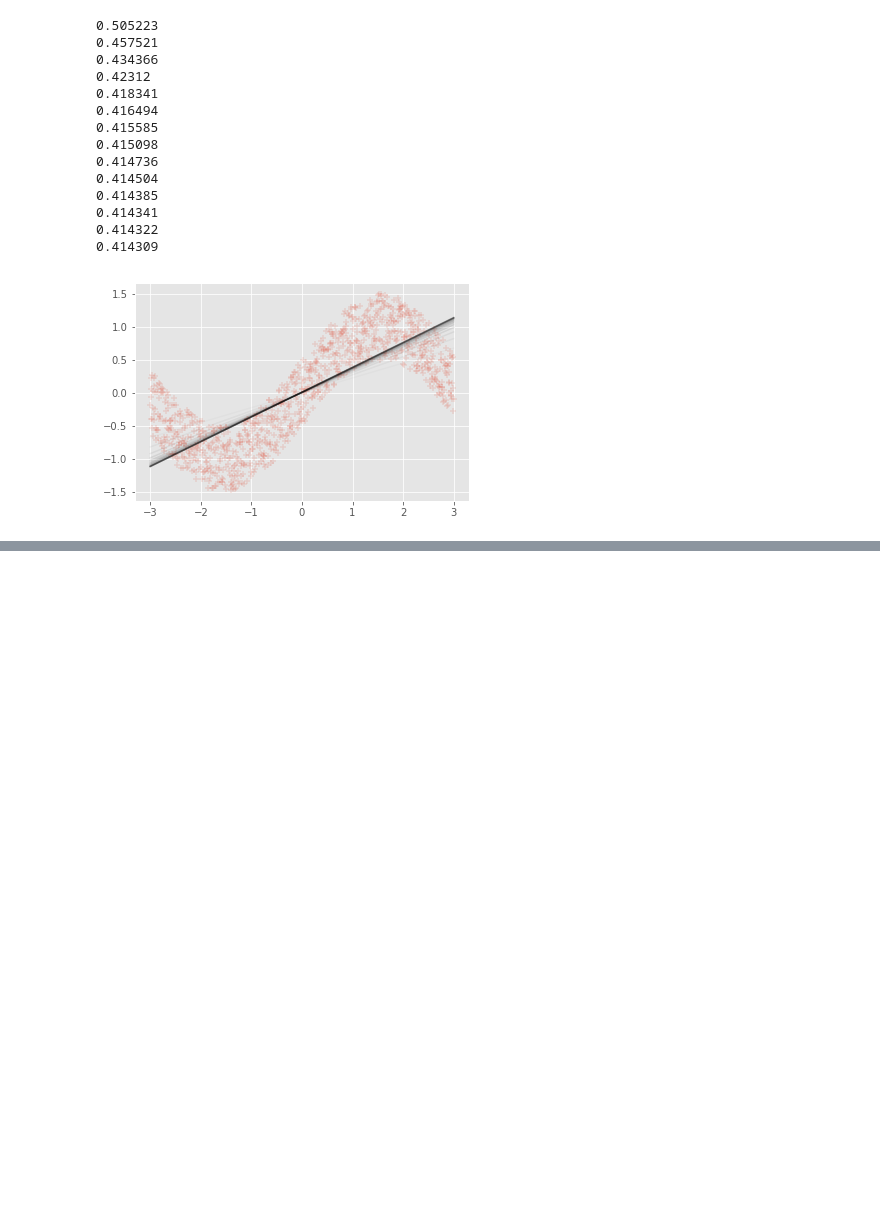
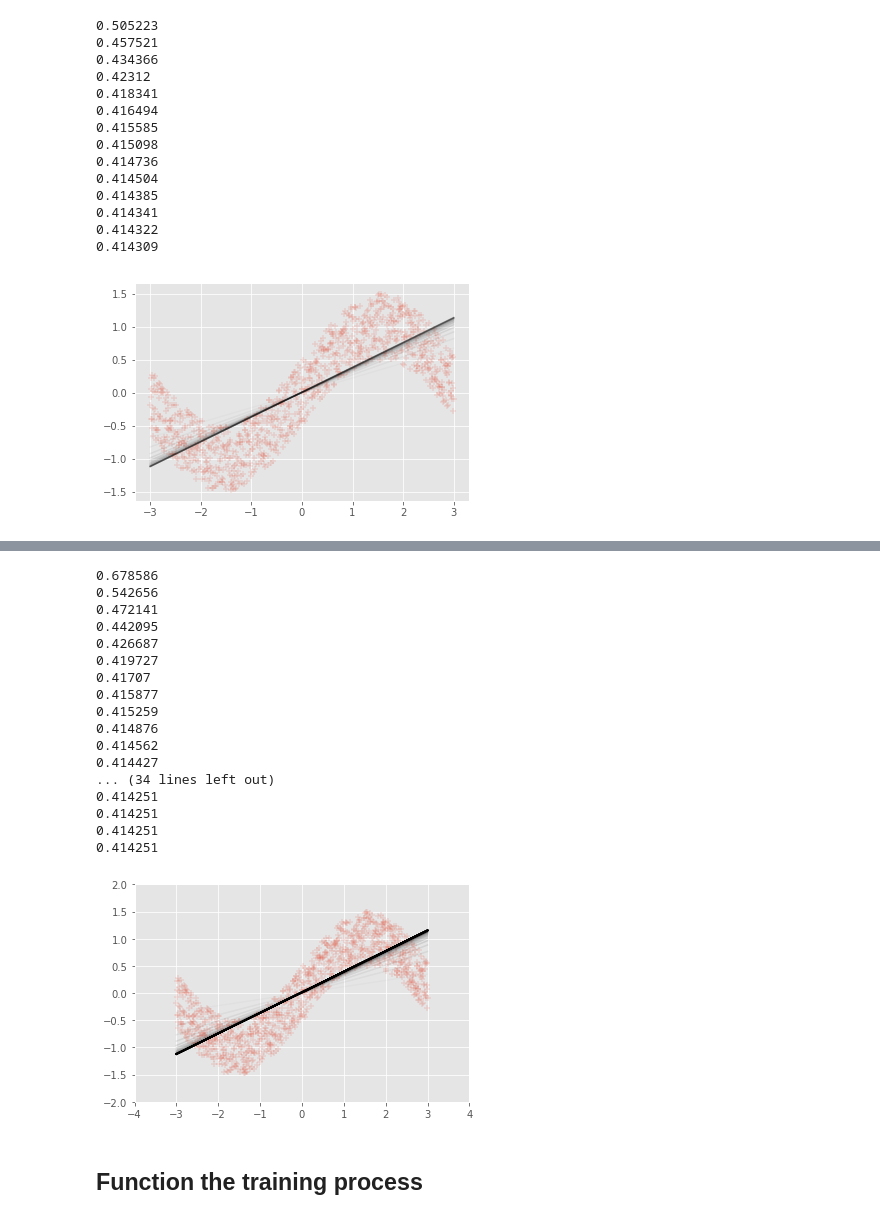
Before and after one commit to yenhao/Neural, a Jupyter notebook: Basic/Linear Regression.ipynb, the cells around one changed output, grey strips where cells are left out. Saved outputs shown, nothing was run; the diff lists cells and outputs as text; code cells hidden in the pictures; blank space fills up the shorter version.

```diff
--- a/Basic/Linear Regression.ipynb
+++ b/Basic/Linear Regression.ipynb
@@ -217,3 +217,10 @@ with tf.Session() as sess:
 0.414322
 0.414309
 [figure]
+# %%
+idxs = np.arange(100)
+batch_size = 10
+n_batches = len(idxs) // batch_size
+for batch_i in range(n_batches):
+    print(idxs[batch_i * batch_size : (batch_i + 1) * batch_size])
+print('\nThis is order one, not good')
@@ -219,0 +240,7 @@ with tf.Session() as sess:
+# %%
+rand_idxs = np.random.permutation(idxs)
+print('# of batches:', n_batches)
+for batch_i in range(n_batches):
+    print(rand_idxs[batch_i * batch_size : (batch_i + 1) * batch_size])
+
+print('\nThis is random one, better')
@@ -219,0 +261,51 @@ with tf.Session() as sess:
+# %%
+batch_size = 1000
+fig, ax = plt.subplots(1, 1)
+ax.scatter(xs, ys, alpha=0.15, marker='+')
+ax.set_xlim([-4, 4])
+ax.set_ylim([-2, 2])
+with tf.Session() as sess:
+    # Here we tell tensorflow that we want to initialize all
+    # the variables in the graph so we can use them
+    # If we had used tf.random_normal_initializer or tf.constant_intitializer,
+    # then this would have set `W` and `b` to their initial values.
+    sess.run(tf.global_variables_initializer())
+
+    # We now run a loop over epochs
+    prev_training_cost = 0.0
+    for it_i in range(n_iterations):
+        idxs = np.random.permutation(range(len(xs)))
+        n_batches = len(idxs) // batch_size
+        for batch_i in range(n_batches):
+            idxs_i = idxs[batch_i * batch_size: (batch_i + 1) * batch_size]
+            sess.run(optimizer, feed_dict={X: xs[idxs_i], Y: ys[idxs_i]})
+
+        training_cost = sess.run(cost, feed_dict={X: xs, Y: ys})
+
+        if it_i % 10 == 0:
+            ys_pred = Y_pred.eval(feed_dict={X: xs}, session=sess)
+            ax.plot(xs, ys_pred, 'k', alpha=it_i / n_iterations)
+            print(training_cost)
+fig.show()
+plt.draw()
+# %% [output]
+0.678586
+0.542656
+0.472141
+0.442095
+0.426687
+0.419727
+0.41707
+0.415877
+0.415259
+0.414876
+0.414562
+0.414427
+... (34 lines left out)
+0.414251
+0.414251
+0.414251
+0.414251
+[figure, added]
+# %% [markdown]
+## Function the training process
```
Also changed, not shown: parts of 26 cells of this notebook.
